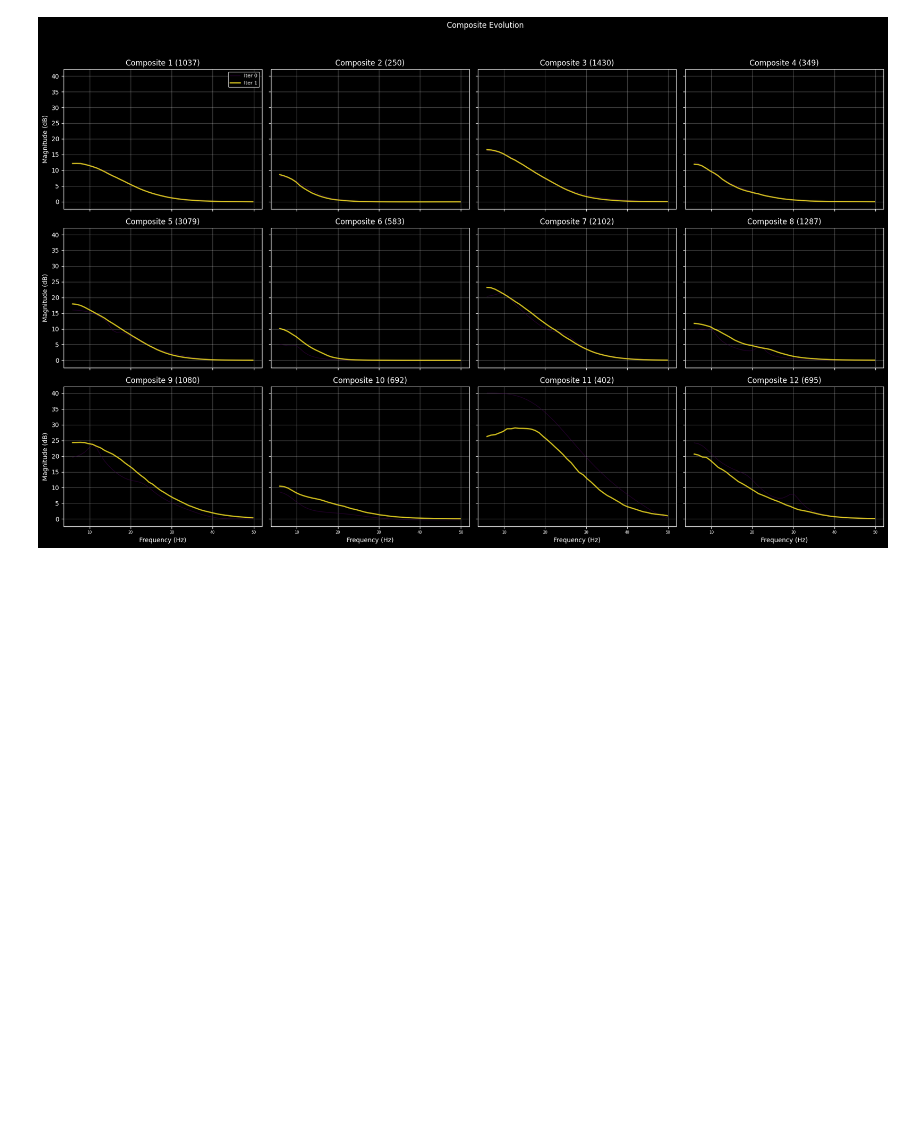
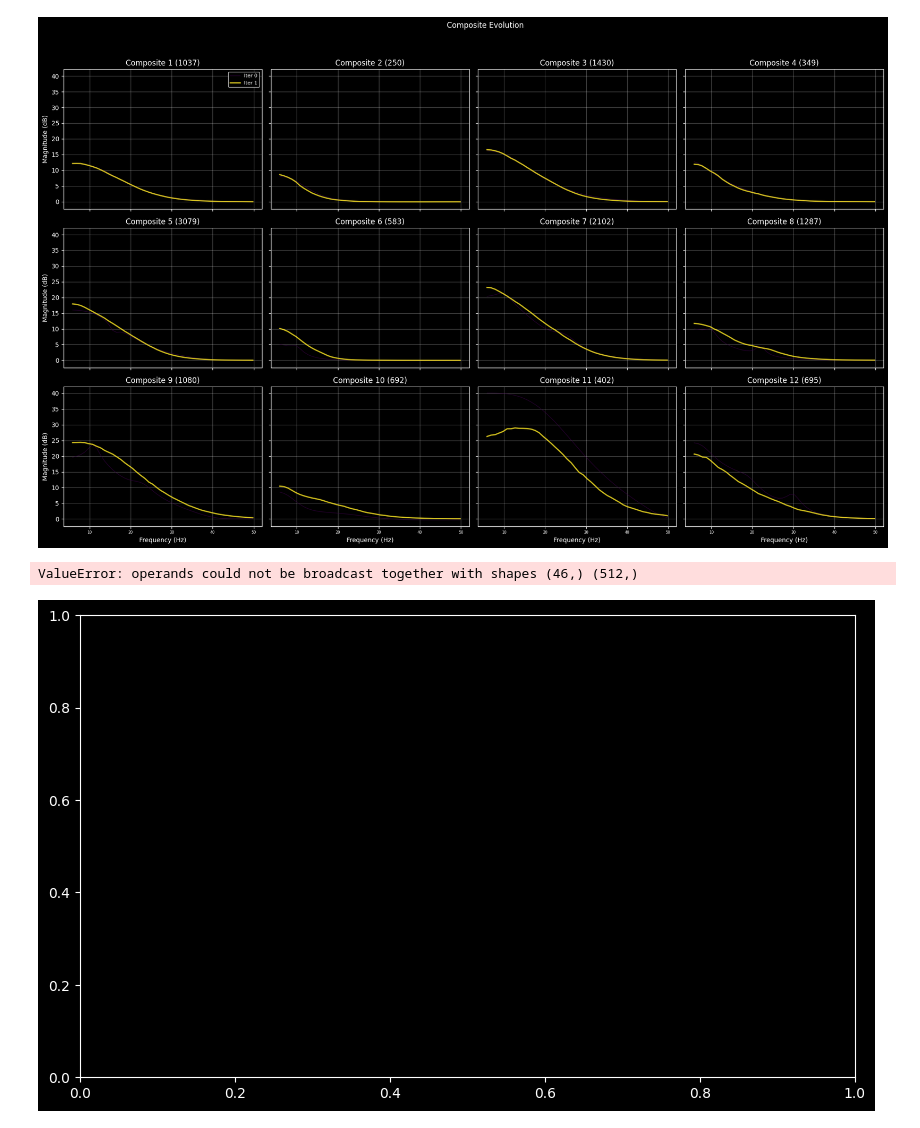
Before and after one commit to 3ll3d00d/beqanalyser, a Jupyter notebook: beqanalyser/beq.ipynb, the cells around one changed output. Drawn from its saved outputs; the diff is of its cells as text; code cells hidden in the pictures; blank space fills up the shorter version.

```diff
--- a/beqanalyser/beq.ipynb
+++ b/beqanalyser/beq.ipynb
@@ -129,3 +126,10 @@ print_assignments(result.composites, catalogue)
 summarise_result(result)
 for i, c in enumerate(result.calculations, start=1):
     summarise_assignments(i, c, level=logging.INFO)
+# %%
+from pathlib import Path
+
+dump_filter_delta(result.composites, catalogue, Path('.'))
+# %% [output]
+ValueError: operands could not be broadcast together with shapes (46,) (512,)
+[figure, added]
```
Also changed, not shown: parts of 2 cells of this notebook, 3 other files.
